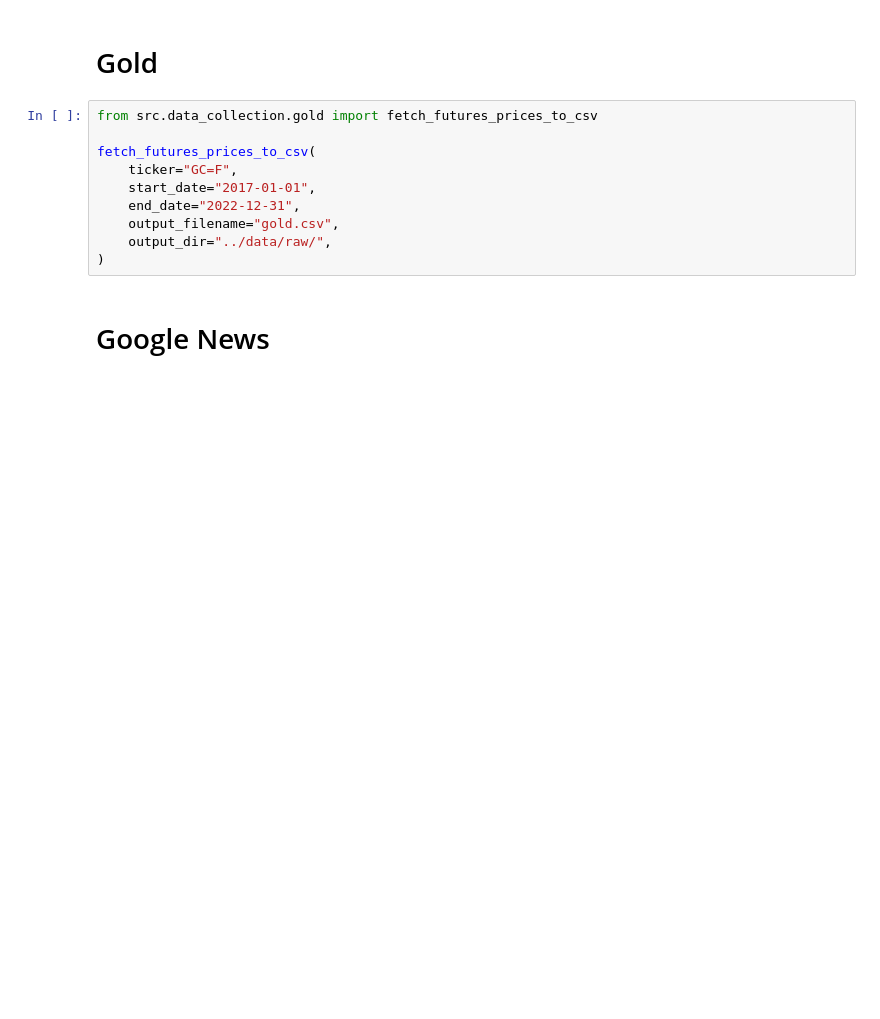
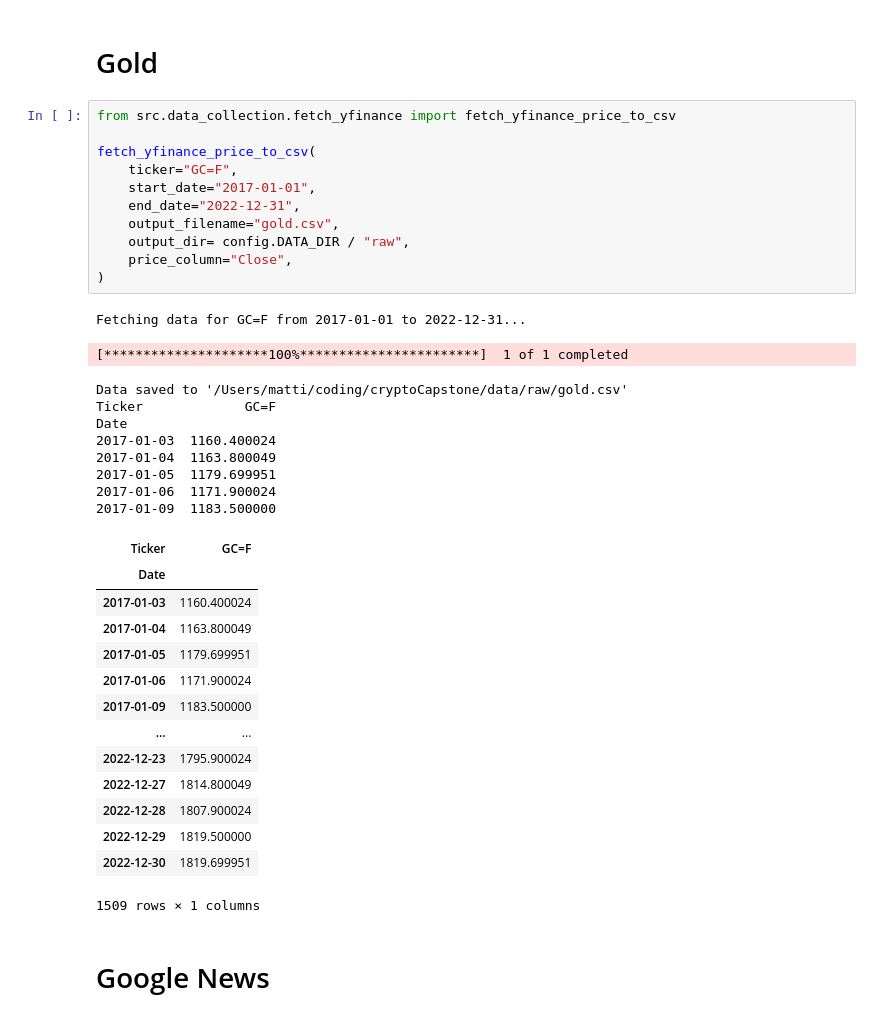
Before and after one commit to SMatti2/cryptoCapstone, a Jupyter notebook: notebooks/00_data_collection.ipynb, the cells around one changed output. Saved outputs shown, nothing was run; the diff lists cells and outputs as text; blank space fills up the shorter version.

```diff
--- a/notebooks/00_data_collection.ipynb
+++ b/notebooks/00_data_collection.ipynb
@@ -38,15 +42,41 @@ fetch_ohlcv_data_to_csv(
 # %% [markdown]
 # Gold
 # %%
-from src.data_collection.gold import fetch_futures_prices_to_csv
+from src.data_collection.fetch_yfinance import fetch_yfinance_price_to_csv
 
-fetch_futures_prices_to_csv(
+fetch_yfinance_price_to_csv(
     ticker="GC=F",
     start_date="2017-01-01",
     end_date="2022-12-31",
     output_filename="gold.csv",
-    output_dir="../data/raw/",
+    output_dir= config.DATA_DIR / "raw",
+    price_column="Close",
 )
+# %% [output]
+Fetching data for GC=F from 2017-01-01 to 2022-12-31...
+[*********************100%***********************]  1 of 1 completed
+Data saved to '/Users/matti/coding/cryptoCapstone/data/raw/gold.csv'
+Ticker             GC=F
+Date
+2017-01-03  1160.400024
+2017-01-04  1163.800049
+2017-01-05  1179.699951
+2017-01-06  1171.900024
+2017-01-09  1183.500000
+| Ticker | GC=F |
+| Date |  |
+| 2017-01-03 | 1160.400024 |
+| 2017-01-04 | 1163.800049 |
+| 2017-01-05 | 1179.699951 |
+| 2017-01-06 | 1171.900024 |
+| 2017-01-09 | 1183.500000 |
+| ... | ... |
+| 2022-12-23 | 1795.900024 |
+| 2022-12-27 | 1814.800049 |
+| 2022-12-28 | 1807.900024 |
+| 2022-12-29 | 1819.500000 |
+| 2022-12-30 | 1819.699951 |
+1509 rows × 1 columns
 # %% [markdown]
 # Google News
 # %%
```
Also changed, not shown: parts of 5 cells of this notebook.
